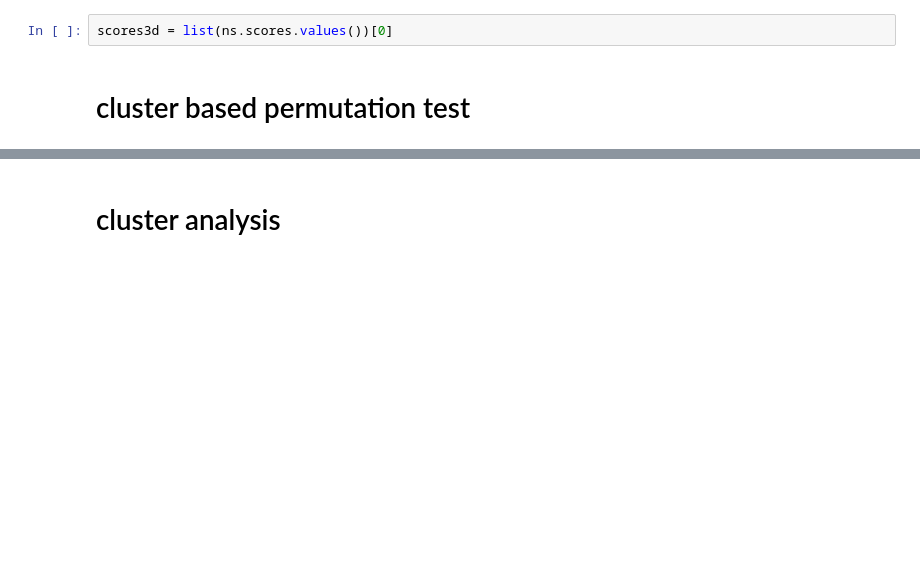
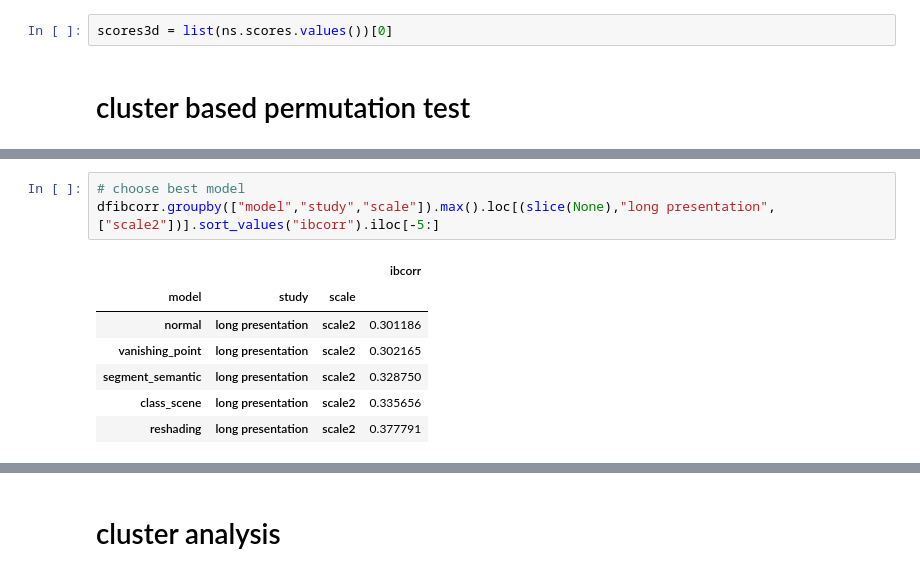
Before and after one commit to toniklenk/analysis-taskonomy, a Jupyter notebook: scripts/factor3 spatialintegration.ipynb, the cells around one changed output, grey strips where cells are left out. Drawn from its saved outputs; the diff is of its cells as text; blank space fills up the shorter version.

```diff
--- a/scripts/factor3 spatialintegration.ipynb
+++ b/scripts/factor3 spatialintegration.ipynb
@@ -659,0 +826,11 @@ def generate_permutation_distribtion(
+# %%
+# choose best model
+dfibcorr.groupby(["model","study","scale"]).max().loc[(slice(None),"long presentation",["scale2"])].sort_values("ibcorr").iloc[-5:]
+# %% [output]
+|  |  |  | ibcorr |
+| model | study | scale |  |
+| normal | long presentation | scale2 | 0.301186 |
+| vanishing_point | long presentation | scale2 | 0.302165 |
+| segment_semantic | long presentation | scale2 | 0.328750 |
+| class_scene | long presentation | scale2 | 0.335656 |
+| reshading | long presentation | scale2 | 0.377791 |
```
Also changed, not shown: parts of 69 cells of this notebook, 1 other file.
